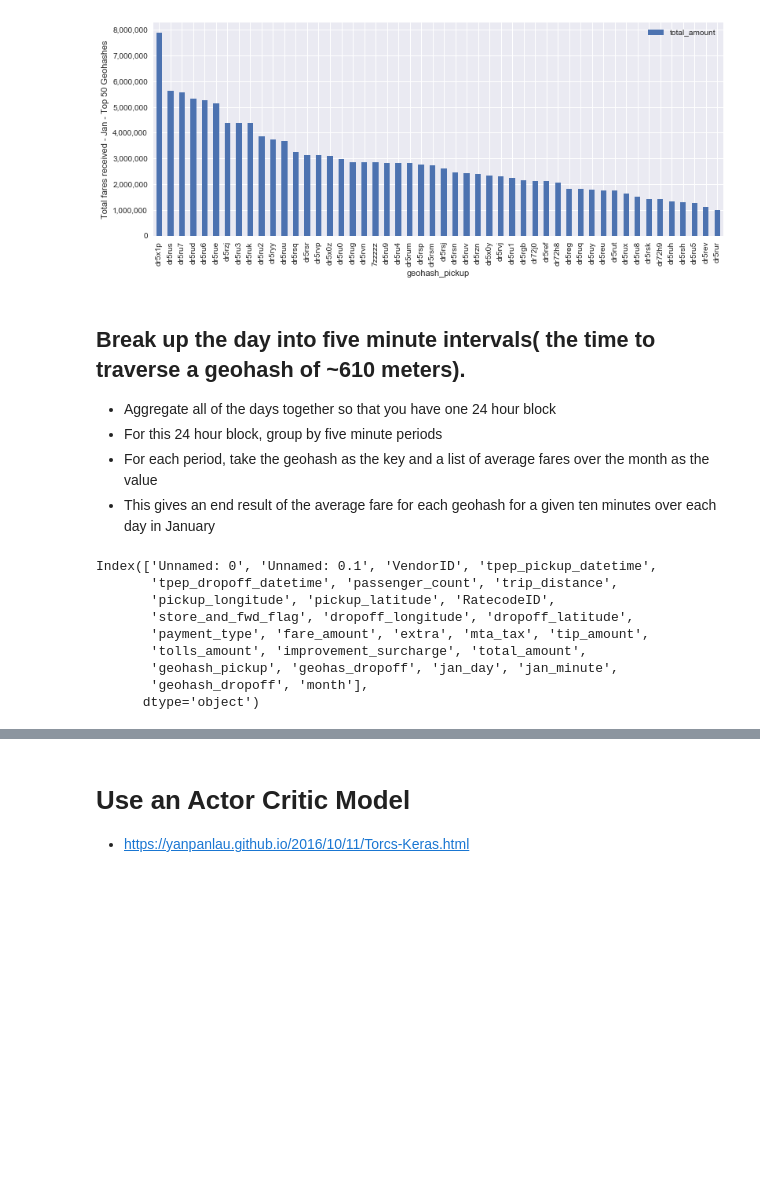
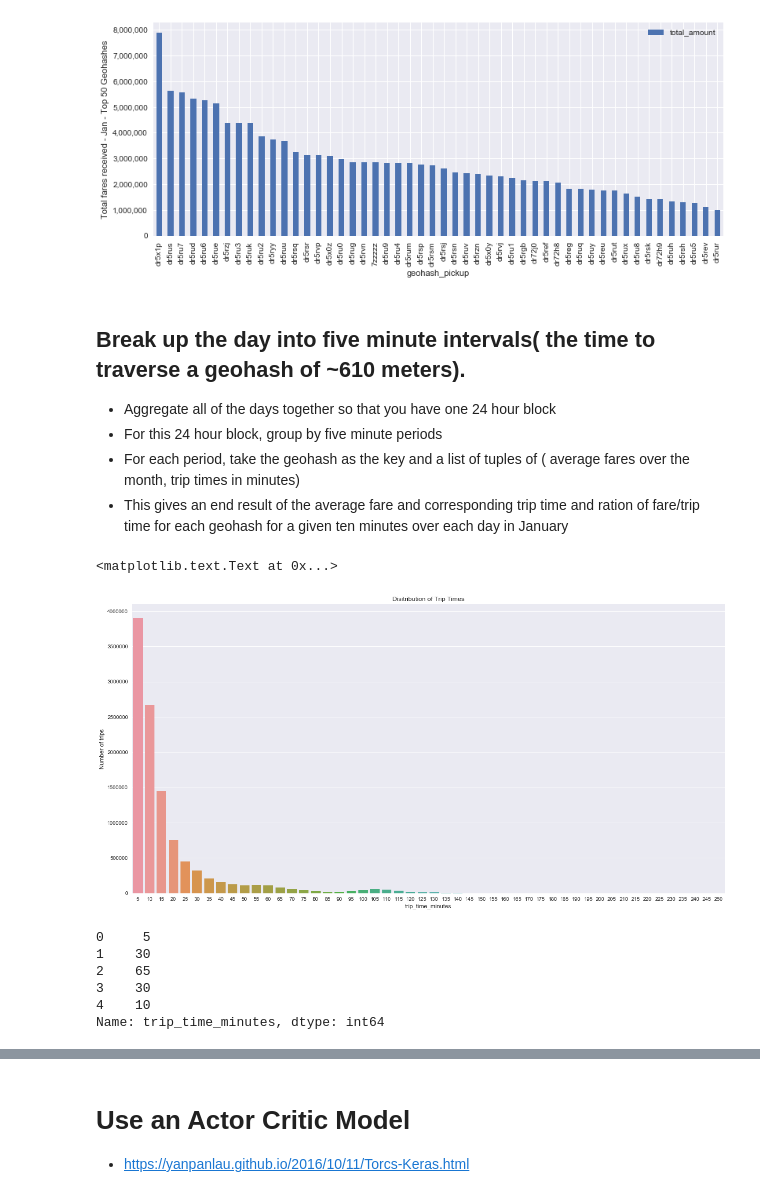
Before and after one commit to jonhilgart22/DSCI-6005-deep-learning, a Jupyter notebook: final_project/Taxi-Cab-EDA.ipynb, the cells around one changed output, grey strips where cells are left out. Cells and saved outputs as stored; diff of their text form; code cells hidden in the pictures; blank space fills up the shorter version.

```diff
--- a/final_project/Taxi-Cab-EDA.ipynb
+++ b/final_project/Taxi-Cab-EDA.ipynb
@@ -301,17 +266,5 @@ plt.ylabel('Total fares received - Jan - Top 50 Geohashes')
 ## Break up the day into five minute intervals( the time to traverse a geohash of ~610 meters).
 - Aggregate all of the days together so that you have one 24 hour block
 - For this 24 hour block, group by five minute periods
-- For each period, take the geohash as the key and a list of average fares over the month as the value
-- This gives an end result of the average fare for each geohash for a given ten minutes over each day in January
+- For each period, take the geohash as the key and a list of tuples of ( average fares over the month, trip times in minutes)
+- This gives an end result of the average fare and corresponding trip time and ration of fare/trip time for each geohash for a given ten minutes over each day in January
-# %%
-taxi_yellowcab_df.columns
-# %% [output]
-Index(['Unnamed: 0', 'Unnamed: 0.1', 'VendorID', 'tpep_pickup_datetime',
-       'tpep_dropoff_datetime', 'passenger_count', 'trip_distance',
-       'pickup_longitude', 'pickup_latitude', 'RatecodeID',
-       'store_and_fwd_flag', 'dropoff_longitude', 'dropoff_latitude',
-       'payment_type', 'fare_amount', 'extra', 'mta_tax', 'tip_amount',
-       'tolls_amount', 'improvement_surcharge', 'total_amount',
-       'geohash_pickup', 'geohas_dropoff', 'jan_day', 'jan_minute',
-       'geohash_dropoff', 'month'],
-      dtype='object')
@@ -318,2 +286,23 @@ Index(['Unnamed: 0', 'Unnamed: 0.1', 'VendorID', 'tpep_pickup_datetime',
+# %%
+# distribution of trip times
+trip_minutes_grouped = taxi_yellowcab_df.groupby('trip_time_minutes').count()
+# %%
+plt.figure(figsize=(20,10))
+sns.barplot(x = trip_minutes_grouped['VendorID'].reset_index()['trip_time_minutes'][:50],
+            y= trip_minutes_grouped['VendorID'].reset_index()['VendorID'][:50])
+plt.ylabel('Number of trips')
+plt.title('Disitribution of Trip Times')
+# %% [output]
+<matplotlib.text.Text at 0x...>
+[figure, added]
+# %%
+taxi_yellowcab_df['trip_time_minutes'].head()
+# %% [output]
+0     5
+1    30
+2    65
+3    30
+4    10
+Name: trip_time_minutes, dtype: int64
 # %%
 # Only pull the columns we need
```
Also changed, not shown: parts of 46 cells of this notebook, 2 other files.
